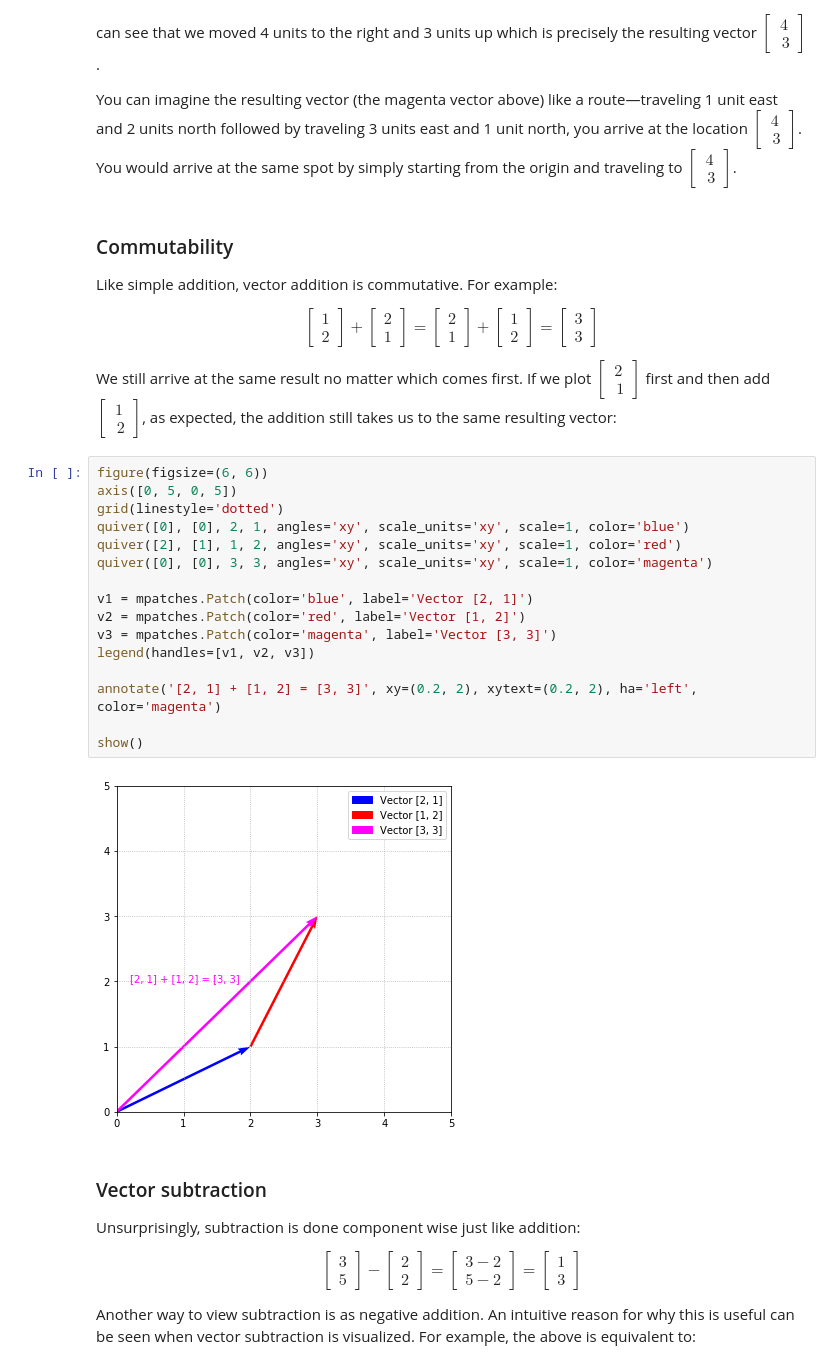
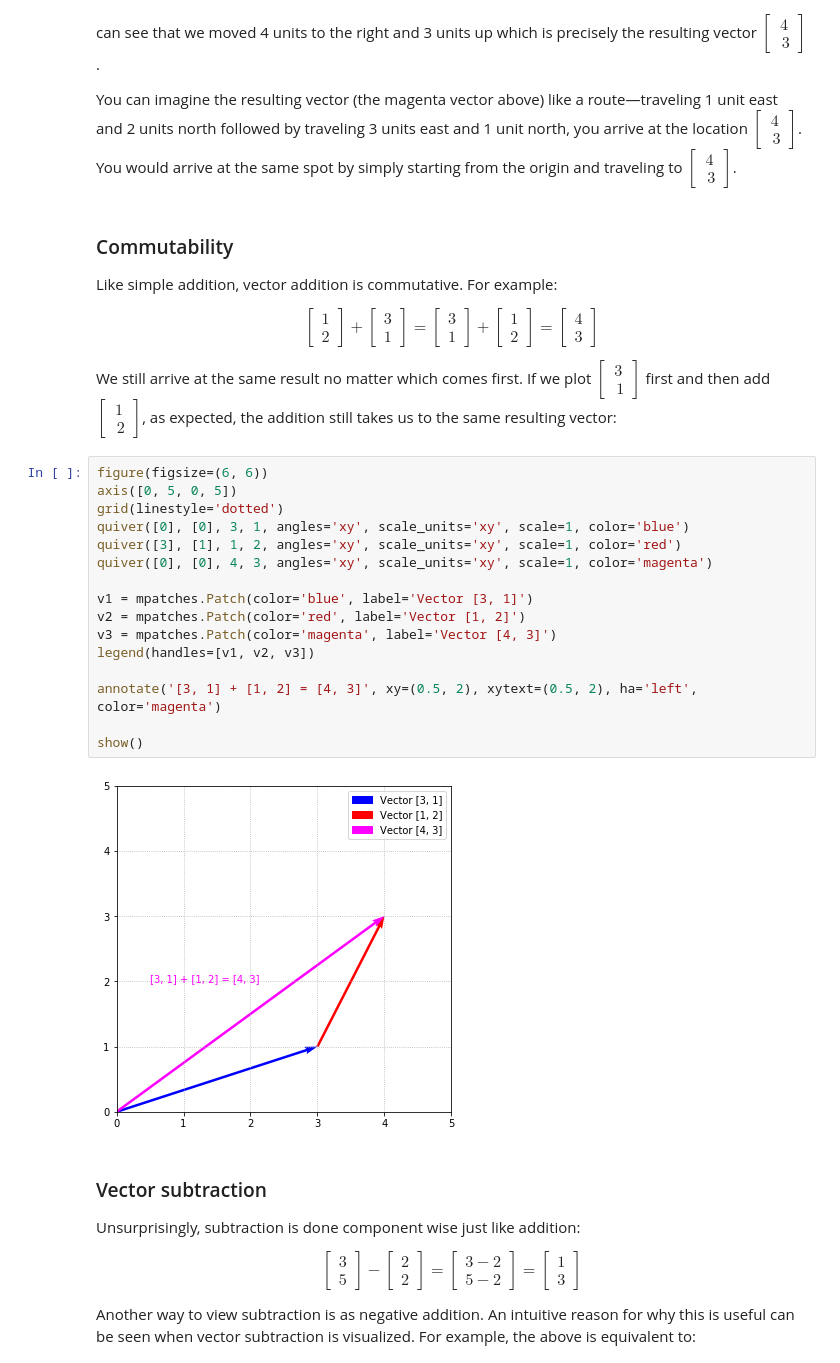
Before and after one commit to blparker/learn-linear-algebra, a Jupyter notebook: Vectors.ipynb, the cells around one changed output. Saved outputs shown, nothing was run; the diff lists cells and outputs as text.

```diff
--- a/Vectors.ipynb
+++ b/Vectors.ipynb
@@ -237,27 +237,27 @@ You can imagine the resulting vector (the magenta vector above) like a route—t
 
 Like simple addition, vector addition is commutative. For example:
 
-$$\begin{bmatrix}1 \\ 2\end{bmatrix} + \begin{bmatrix}2 \\ 1\end{bmatrix} = \begin{bmatrix}2 \\ 1\end{bmatrix} + \begin{bmatrix}1 \\ 2\end{bmatrix} = \begin{bmatrix}3 \\ 3\end{bmatrix}$$
+$$\begin{bmatrix}1 \\ 2\end{bmatrix} + \begin{bmatrix}3 \\ 1\end{bmatrix} = \begin{bmatrix}3 \\ 1\end{bmatrix} + \begin{bmatrix}1 \\ 2\end{bmatrix} = \begin{bmatrix}4 \\ 3\end{bmatrix}$$
 
-We still arrive at the same result no matter which comes first. If we plot $\begin{bmatrix}2 \\\ 1\end{bmatrix}$ first and then add $\begin{bmatrix}1 \\\ 2\end{bmatrix}$, as expected, the addition still takes us to the same resulting vector:
+We still arrive at the same result no matter which comes first. If we plot $\begin{bmatrix}3 \\\ 1\end{bmatrix}$ first and then add $\begin{bmatrix}1 \\\ 2\end{bmatrix}$, as expected, the addition still takes us to the same resulting vector:
 # %%
 figure(figsize=(6, 6))
 axis([0, 5, 0, 5])
 grid(linestyle='dotted')
-quiver([0], [0], 2, 1, angles='xy', scale_units='xy', scale=1, color='blue')
-quiver([2], [1], 1, 2, angles='xy', scale_units='xy', scale=1, color='red')
-quiver([0], [0], 3, 3, angles='xy', scale_units='xy', scale=1, color='magenta')
+quiver([0], [0], 3, 1, angles='xy', scale_units='xy', scale=1, color='blue')
+quiver([3], [1], 1, 2, angles='xy', scale_units='xy', scale=1, color='red')
+quiver([0], [0], 4, 3, angles='xy', scale_units='xy', scale=1, color='magenta')
 
-v1 = mpatches.Patch(color='blue', label='Vector [2, 1]')
+v1 = mpatches.Patch(color='blue', label='Vector [3, 1]')
 v2 = mpatches.Patch(color='red', label='Vector [1, 2]')
-v3 = mpatches.Patch(color='magenta', label='Vector [3, 3]')
+v3 = mpatches.Patch(color='magenta', label='Vector [4, 3]')
 legend(handles=[v1, v2, v3])
 
-annotate('[2, 1] + [1, 2] = [3, 3]', xy=(0.2, 2), xytext=(0.2, 2), ha='left', color='magenta')
+annotate('[3, 1] + [1, 2] = [4, 3]', xy=(0.5, 2), xytext=(0.5, 2), ha='left', color='magenta')
 
 show()
 # %% [output]
-[figure, old version]
+[figure, new version]
 # %% [markdown]
 ### Vector subtraction
 Unsurprisingly, subtraction is done component wise just like addition:
```
